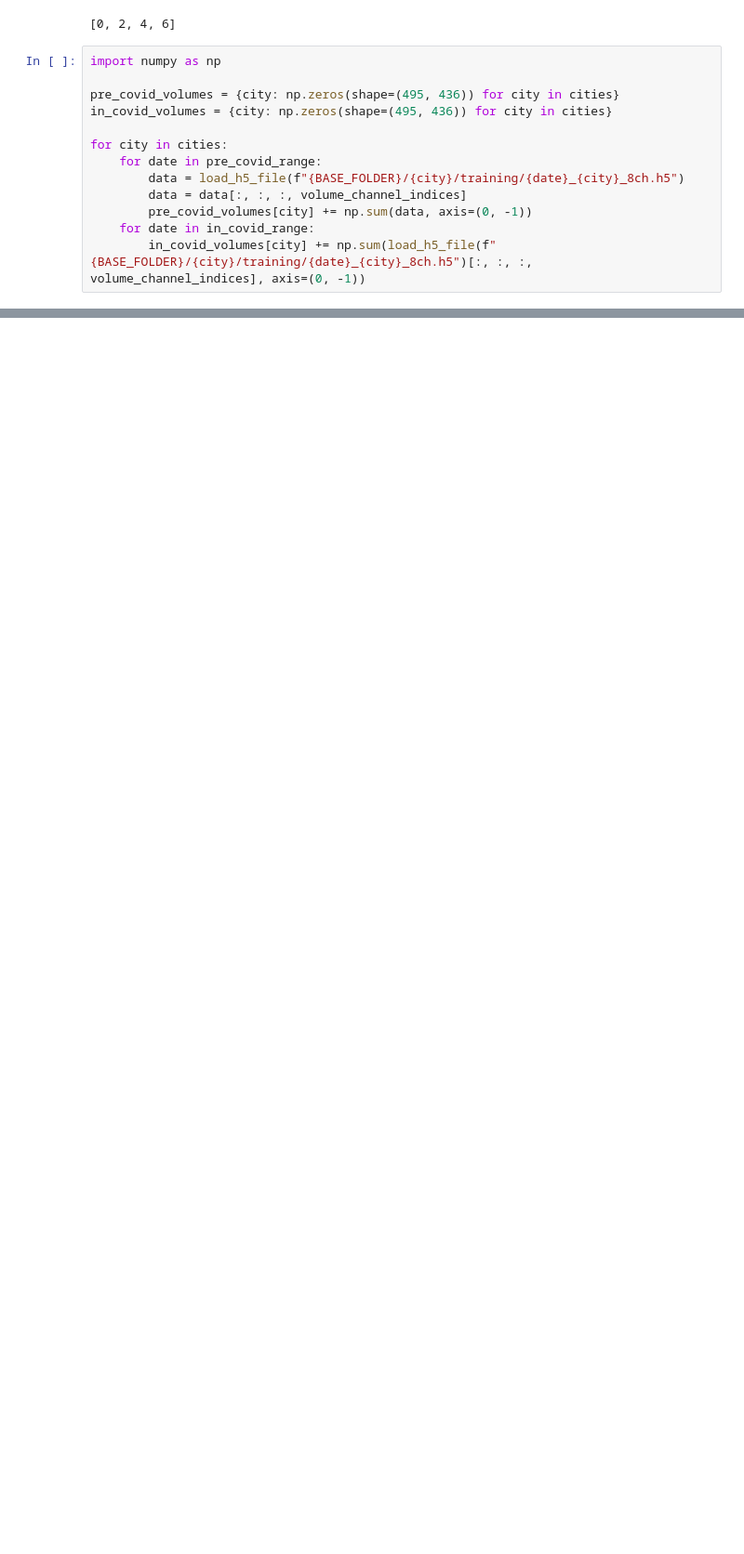
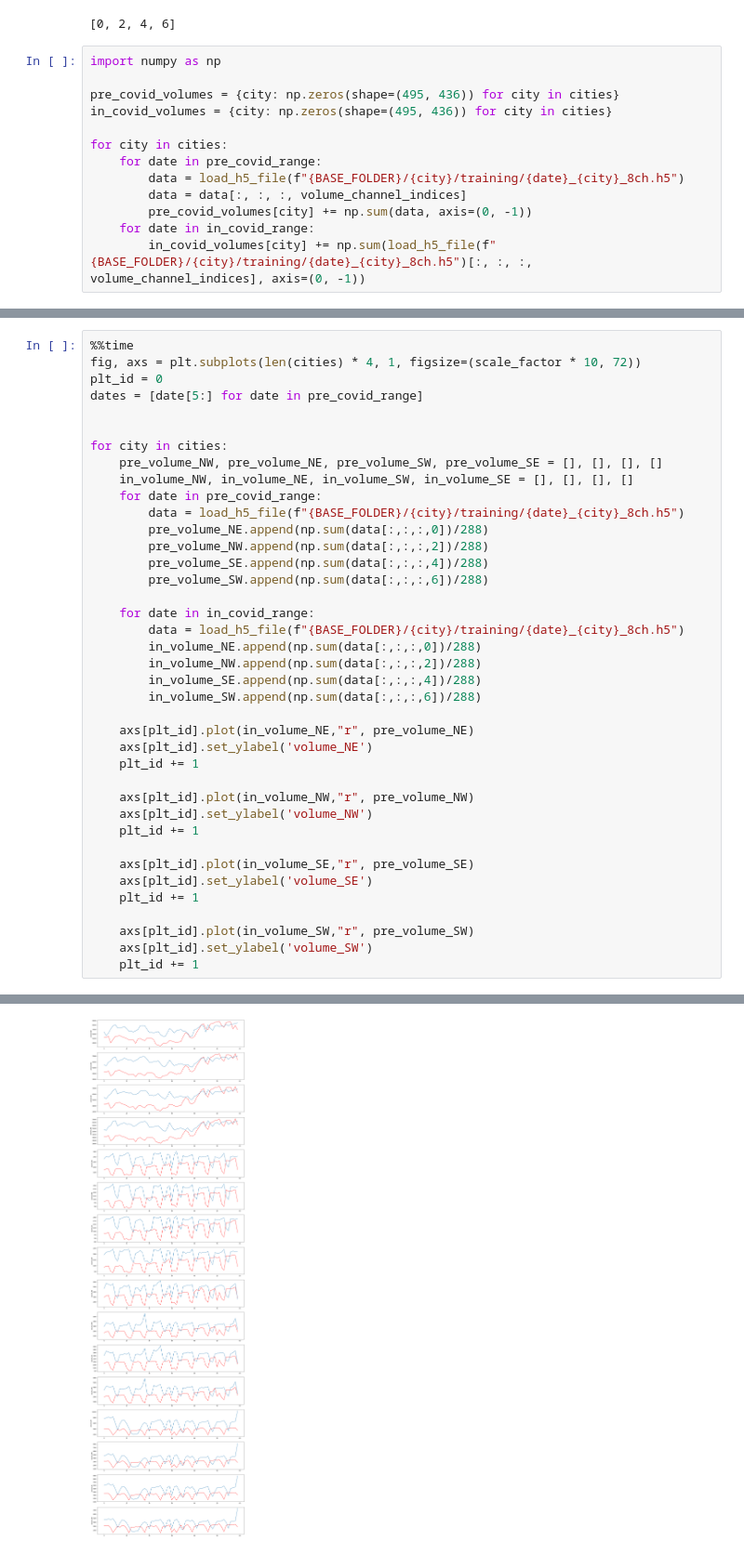
Before and after one commit to D3auuvc/ut-its-project, a Jupyter notebook: Data Processing.ipynb, the cells around one changed output, grey strips where cells are left out. Shown at 93% size. Drawn from its saved outputs; the diff is of its cells as text; blank space fills up the shorter version.

```diff
--- a/Data Processing.ipynb
+++ b/Data Processing.ipynb
@@ -179,0 +182,40 @@ fig.tight_layout(pad=2.0)
+# %%
+%%time
+fig, axs = plt.subplots(len(cities) * 4, 1, figsize=(scale_factor * 10, 72))
+plt_id = 0
+dates = [date[5:] for date in pre_covid_range]
+
+
+for city in cities:
+    pre_volume_NW, pre_volume_NE, pre_volume_SW, pre_volume_SE = [], [], [], []
+    in_volume_NW, in_volume_NE, in_volume_SW, in_volume_SE = [], [], [], []
+    for date in pre_covid_range:
+        data = load_h5_file(f"{BASE_FOLDER}/{city}/training/{date}_{city}_8ch.h5")
+        pre_volume_NE.append(np.sum(data[:,:,:,0])/288)
+        pre_volume_NW.append(np.sum(data[:,:,:,2])/288)
+        pre_volume_SE.append(np.sum(data[:,:,:,4])/288)
+        pre_volume_SW.append(np.sum(data[:,:,:,6])/288)
+
+    for date in in_covid_range:
+        data = load_h5_file(f"{BASE_FOLDER}/{city}/training/{date}_{city}_8ch.h5")
+        in_volume_NE.append(np.sum(data[:,:,:,0])/288)
+        in_volume_NW.append(np.sum(data[:,:,:,2])/288)
+        in_volume_SE.append(np.sum(data[:,:,:,4])/288)
+        in_volume_SW.append(np.sum(data[:,:,:,6])/288)
+
+    axs[plt_id].plot(in_volume_NE,"r", pre_volume_NE)
+    axs[plt_id].set_ylabel('volume_NE')
+    plt_id += 1
+
+    axs[plt_id].plot(in_volume_NW,"r", pre_volume_NW)
+    axs[plt_id].set_ylabel('volume_NW')
+    plt_id += 1
+
+    axs[plt_id].plot(in_volume_SE,"r", pre_volume_SE)
+    axs[plt_id].set_ylabel('volume_SE')
+    plt_id += 1
+
+    axs[plt_id].plot(in_volume_SW,"r", pre_volume_SW)
+    axs[plt_id].set_ylabel('volume_SW')
+    plt_id += 1
+# %% [output]
@@ -179,0 +224 @@ fig.tight_layout(pad=2.0)
+[figure, added]
```
Also changed, not shown: parts of 6 cells of this notebook.
